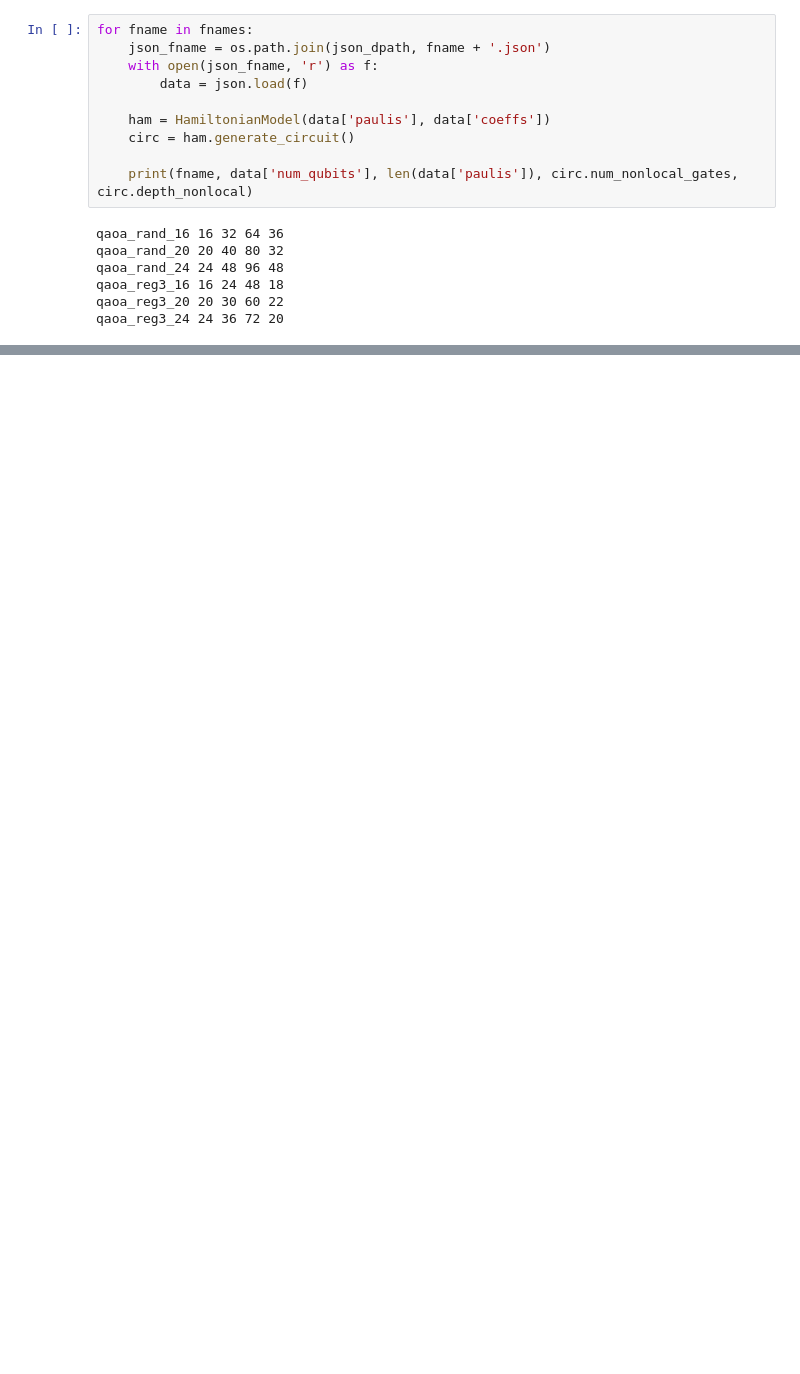
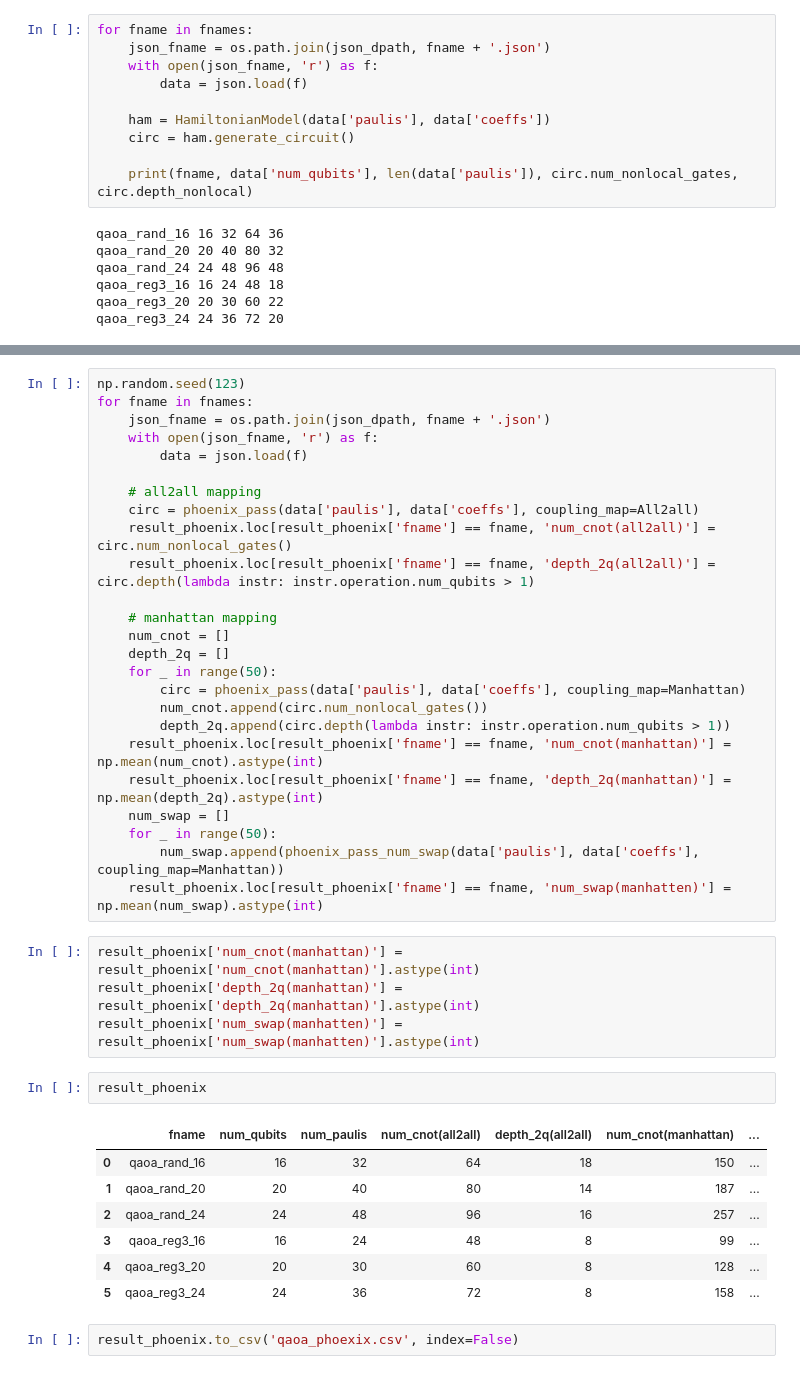
Before and after one commit to iqubit-org/phoenix, a Jupyter notebook: experiments/qaoa_analysis/analysis.ipynb, the cells around one changed output, grey strips where cells are left out. Cells and saved outputs as stored; diff of their text form; blank space fills up the shorter version.

```diff
--- a/experiments/qaoa_analysis/analysis.ipynb
+++ b/experiments/qaoa_analysis/analysis.ipynb
@@ -133,0 +179,41 @@ qaoa_reg3_24 24 36 72 20
+# %%
+np.random.seed(123)
+for fname in fnames:
+    json_fname = os.path.join(json_dpath, fname + '.json')
+    with open(json_fname, 'r') as f:
+        data = json.load(f)
+
+    # all2all mapping
+    circ = phoenix_pass(data['paulis'], data['coeffs'], coupling_map=All2all)
+    result_phoenix.loc[result_phoenix['fname'] == fname, 'num_cnot(all2all)'] = circ.num_nonlocal_gates()
+    result_phoenix.loc[result_phoenix['fname'] == fname, 'depth_2q(all2all)'] = circ.depth(lambda instr: instr.operation.num_qubits > 1)
+
+    # manhattan mapping
+    num_cnot = []
+    depth_2q = []
+    for _ in range(50):
+        circ = phoenix_pass(data['paulis'], data['coeffs'], coupling_map=Manhattan)
+        num_cnot.append(circ.num_nonlocal_gates())
+        depth_2q.append(circ.depth(lambda instr: instr.operation.num_qubits > 1))
+    result_phoenix.loc[result_phoenix['fname'] == fname, 'num_cnot(manhattan)'] = np.mean(num_cnot).astype(int)
+    result_phoenix.loc[result_phoenix['fname'] == fname, 'depth_2q(manhattan)'] = np.mean(depth_2q).astype(int)
+    num_swap = []
+    for _ in range(50):
+        num_swap.append(phoenix_pass_num_swap(data['paulis'], data['coeffs'], coupling_map=Manhattan))
+    result_phoenix.loc[result_phoenix['fname'] == fname, 'num_swap(manhatten)'] = np.mean(num_swap).astype(int)
+# %%
+result_phoenix['num_cnot(manhattan)'] = result_phoenix['num_cnot(manhattan)'].astype(int)
+result_phoenix['depth_2q(manhattan)'] = result_phoenix['depth_2q(manhattan)'].astype(int)
+result_phoenix['num_swap(manhatten)'] = result_phoenix['num_swap(manhatten)'].astype(int)
+# %%
+result_phoenix
+# %% [output]
+|  | fname | num_qubits | num_paulis | num_cnot(all2all) | depth_2q(all2all) | num_cnot(manhattan) | ... |
+| 0 | qaoa_rand_16 | 16 | 32 | 64 | 18 | 150 | ... |
+| 1 | qaoa_rand_20 | 20 | 40 | 80 | 14 | 187 | ... |
+| 2 | qaoa_rand_24 | 24 | 48 | 96 | 16 | 257 | ... |
+| 3 | qaoa_reg3_16 | 16 | 24 | 48 | 8 | 99 | ... |
+| 4 | qaoa_reg3_20 | 20 | 30 | 60 | 8 | 128 | ... |
+| 5 | qaoa_reg3_24 | 24 | 36 | 72 | 8 | 158 | ... |
+# %%
+result_phoenix.to_csv('qaoa_phoexix.csv', index=False)
```
Also changed, not shown: parts of 20 cells of this notebook, 14 other files.
